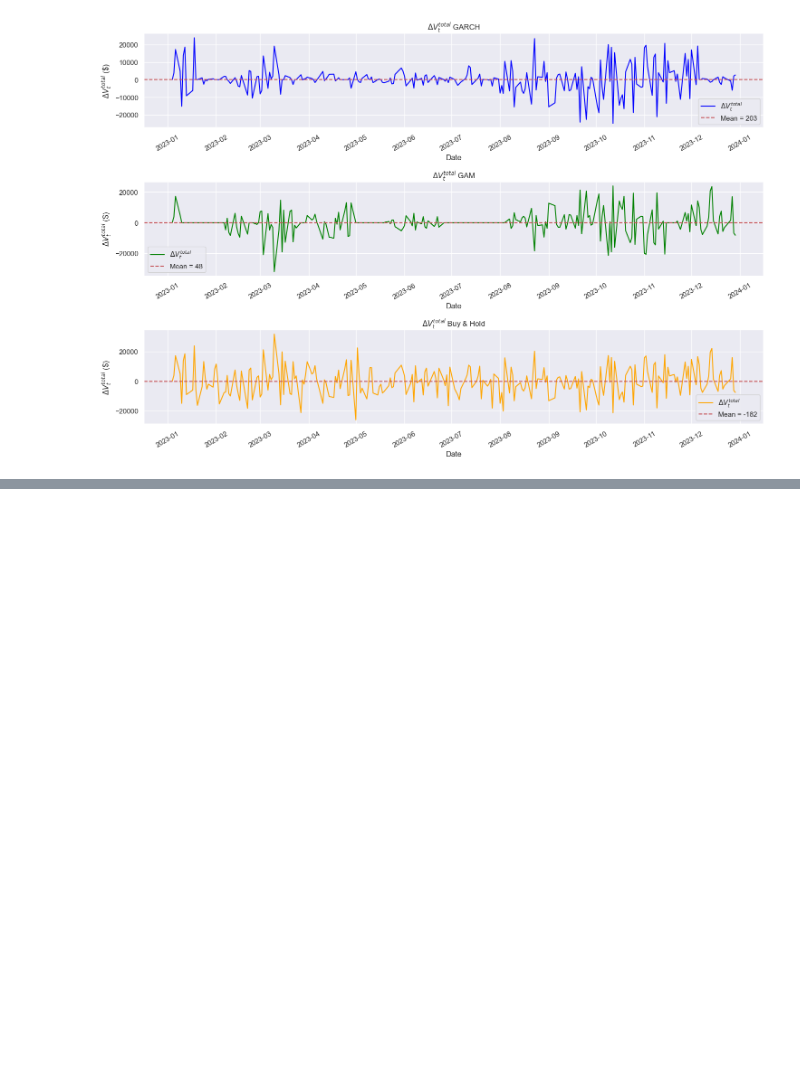
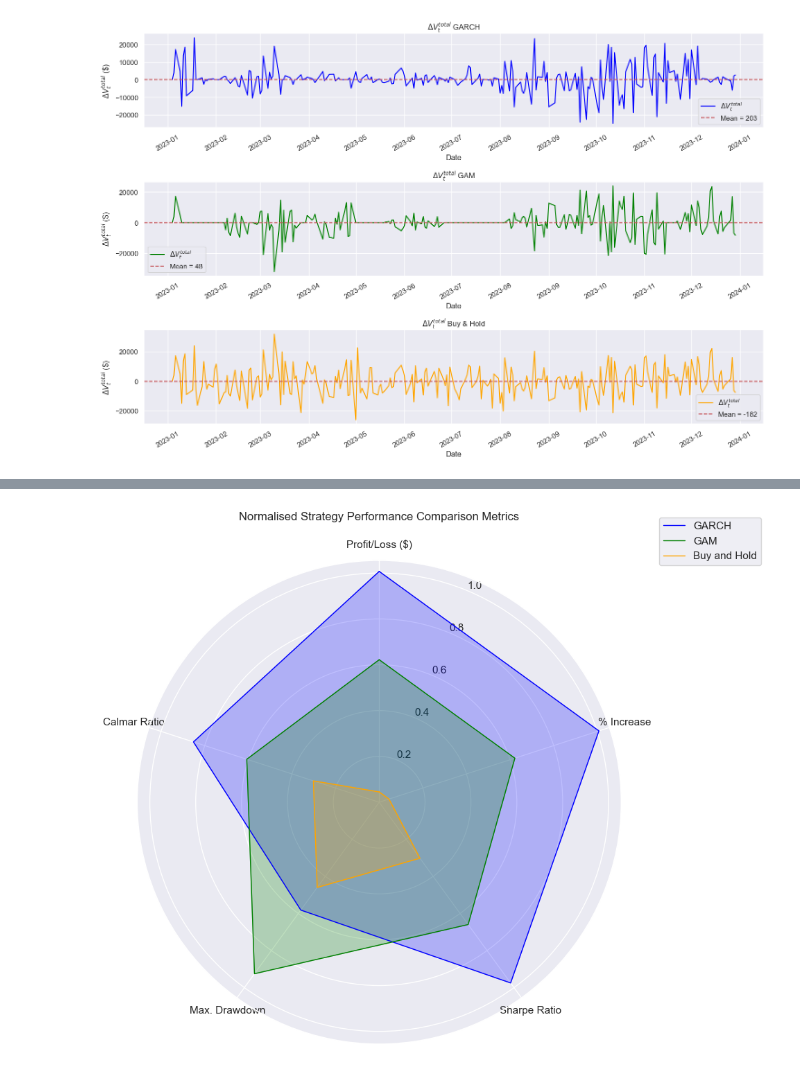
Before and after one commit to benhunt19/algo-trading-project, a Jupyter notebook: notebooks/resultsAnalysis.ipynb, the cells around one changed output, grey strips where cells are left out. Cells and saved outputs as stored; diff of their text form; code cells hidden in the pictures; blank space fills up the shorter version.

Commit message:
adding data to repository

```diff
--- a/notebooks/resultsAnalysis.ipynb
+++ b/notebooks/resultsAnalysis.ipynb
@@ -132,0 +206,55 @@ plt.tight_layout()
+# %%
+# Metrics analysis
+# Create the metrics DataFrame with proper data types
+metrics = pd.DataFrame([
+    ["Profit/Loss ($)", 50727.71, 12198.28, -45506.08],
+    ["% Increase", 50.73, 12.20, -45.51],
+    ["Sharpe Ratio", 0.4749, 0.1598, -0.1979],
+    ["Max. Drawdown", 0.1454, 0.2313, 0.11494],
+    ["Calmar Ratio", 0.3516, 0.1070, -0.1983]
+], columns=["Metric", "GARCH", "GAM", "Buy and Hold"])
+
+# Create a separate DataFrame for normalized values, excluding the Metric column
+metrics_norm = metrics.iloc[:, 1:].copy()
+# Normalize each metric
+metrics_norm.iloc[0] = (metrics_norm.iloc[0] + 50000) / 100000  # Normalize Profit/Loss
+metrics_norm.iloc[1] = (metrics_norm.iloc[1] + 50) / 100        # Normalize % Increase
+metrics_norm.iloc[2] = (metrics_norm.iloc[2] + 0.5) / 1         # Normalize Sharpe Ratio
+metrics_norm.iloc[3] = metrics_norm.iloc[3] / 0.25              # Normalize Max Drawdown
+metrics_norm.iloc[4] = (metrics_norm.iloc[4] + 0.5) / 1         # Normalize Calmar Ratio
+
+# Set up the angles
+labels = metrics['Metric'].tolist()
+num_vars = len(labels)
+angles = np.linspace(0, 2 * np.pi, num_vars, endpoint=False).tolist()
+
+# Make the plot circular
+angles += angles[:1]
+
+# Create figure and polar axis
+fig, ax = plt.subplots(figsize=(10, 10), subplot_kw=dict(projection='polar'))
+
+# Plot data
+for strategy, color in zip(['GARCH', 'GAM', 'Buy and Hold'], ['blue', 'green', 'orange']):
+    values = metrics_norm[strategy].tolist()
+    values += values[:1]
+    ax.plot(angles, values, color=color, linewidth=1, label=strategy)
+    ax.fill(angles, values, color=color, alpha=0.25)
+
+# Fix axis to go in the right order and start at 12 o'clock
+ax.set_theta_offset(np.pi / 2)
+ax.set_theta_direction(-1)
+
+# Draw axis lines for each angle and label
+ax.set_xticks(angles[:-1])
+ax.set_xticklabels(labels)
+# Set the legend to top right corner
+plt.legend(loc='upper right', bbox_to_anchor=(1.3, 1.1))
+# Add legend
+# plt.legend(loc='upper right', bbox_to_anchor=(0.3, 0.1))
+
+plt.title("Normalised Strategy Performance Comparison Metrics", pad=20)
+plt.tight_layout()
+plt.show()
+# %% [output]
+[figure, added]
```
Also changed, not shown: parts of 3 cells of this notebook, 16 other files.
